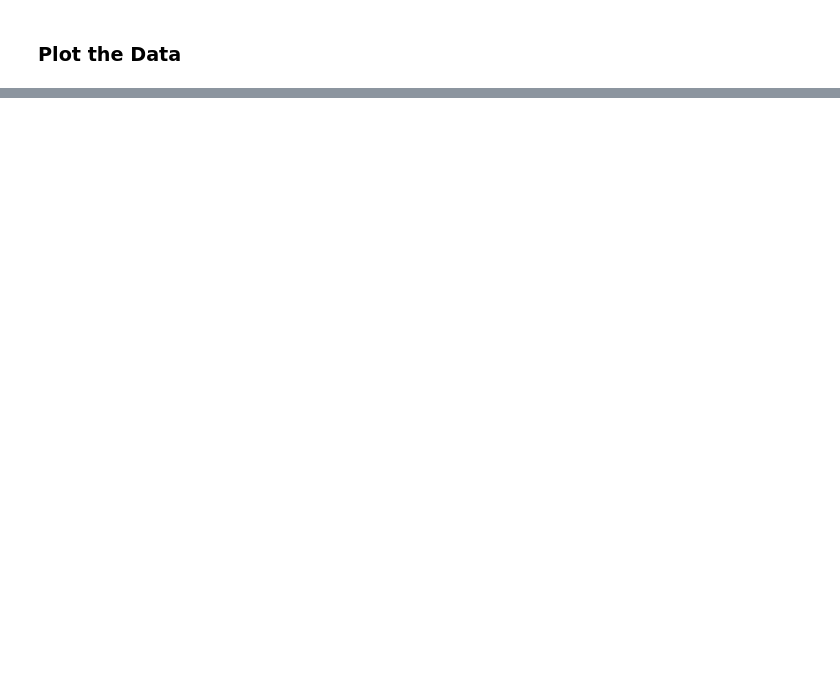
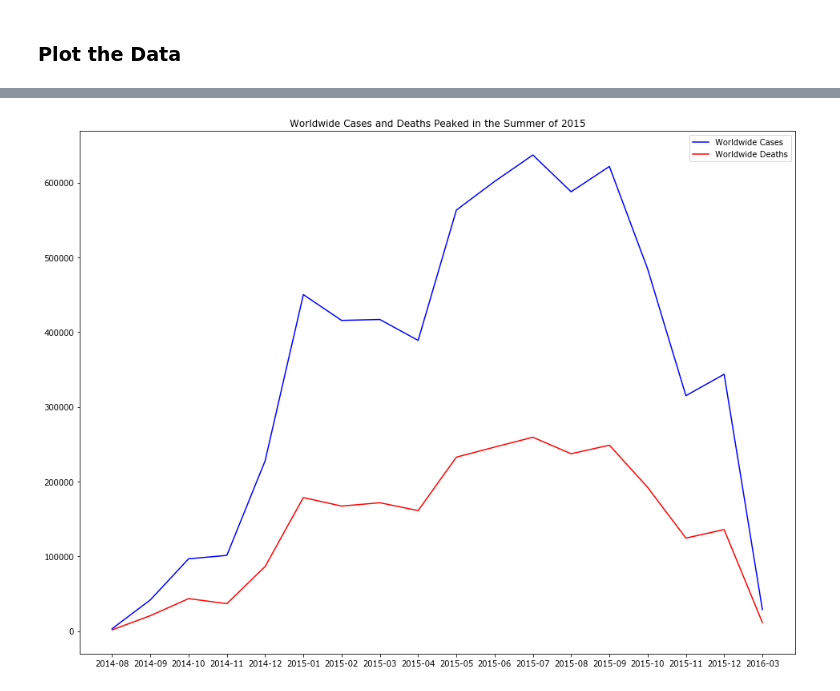
Before and after one commit to nmwhitehead/Ebola, a Jupyter notebook: Ebola.ipynb, the cells around one changed output, grey strips where cells are left out. Cells and saved outputs as stored; diff of their text form; code cells hidden in the pictures; blank space fills up the shorter version.

```diff
--- a/Ebola.ipynb
+++ b/Ebola.ipynb
@@ -115,0 +133,11 @@ plot_all_cases_and_deaths(mali_data, 'Looks Like Ebola Only Effected 2 Countries
+# %%
+plt.figure(figsize=(16,12))
+
+plt.title('Worldwide Cases and Deaths Peaked in the Summer of 2015')
+
+plt.plot(monthly_world_data['No. of confirmed, probable and suspected cases'], label='Worldwide Cases', color='blue')
+plt.plot(monthly_world_data['No. of confirmed, probable and suspected deaths'], label='Worldwide Deaths', color='red')
+
+plt.legend();
+# %% [output]
+[figure, added]
```
Also changed, not shown: parts of 17 cells of this notebook.
